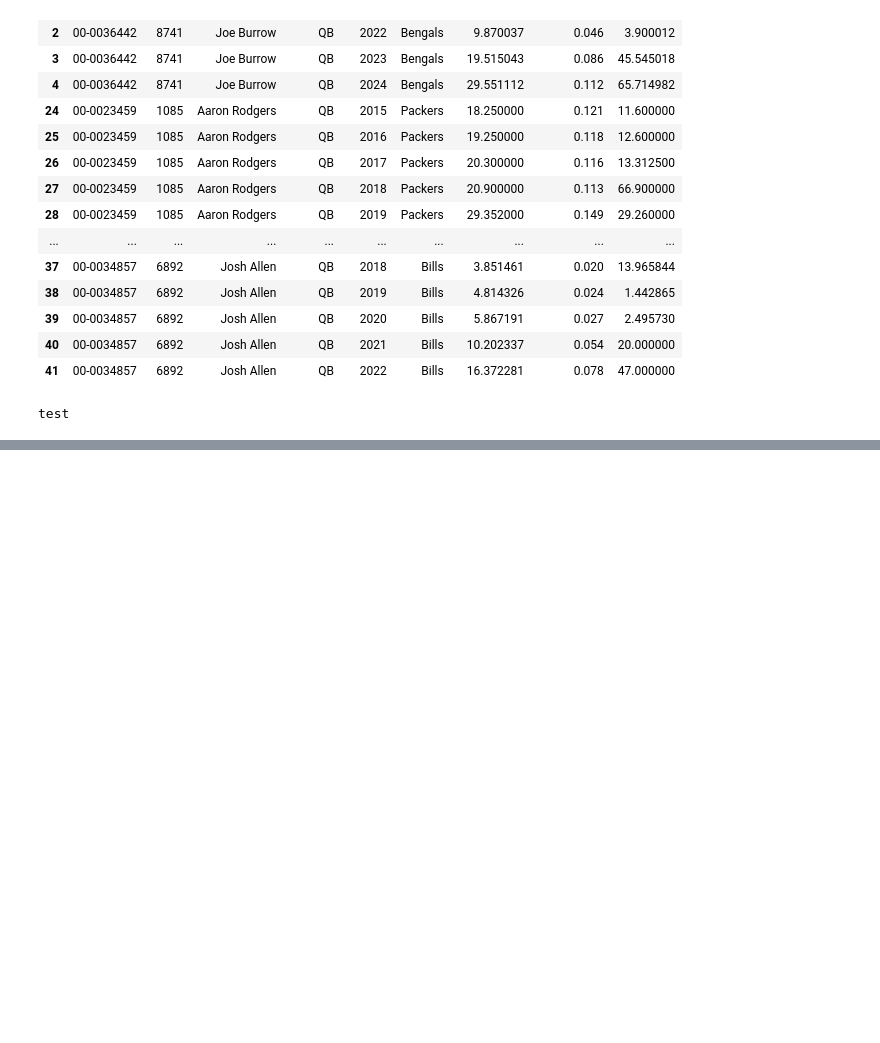
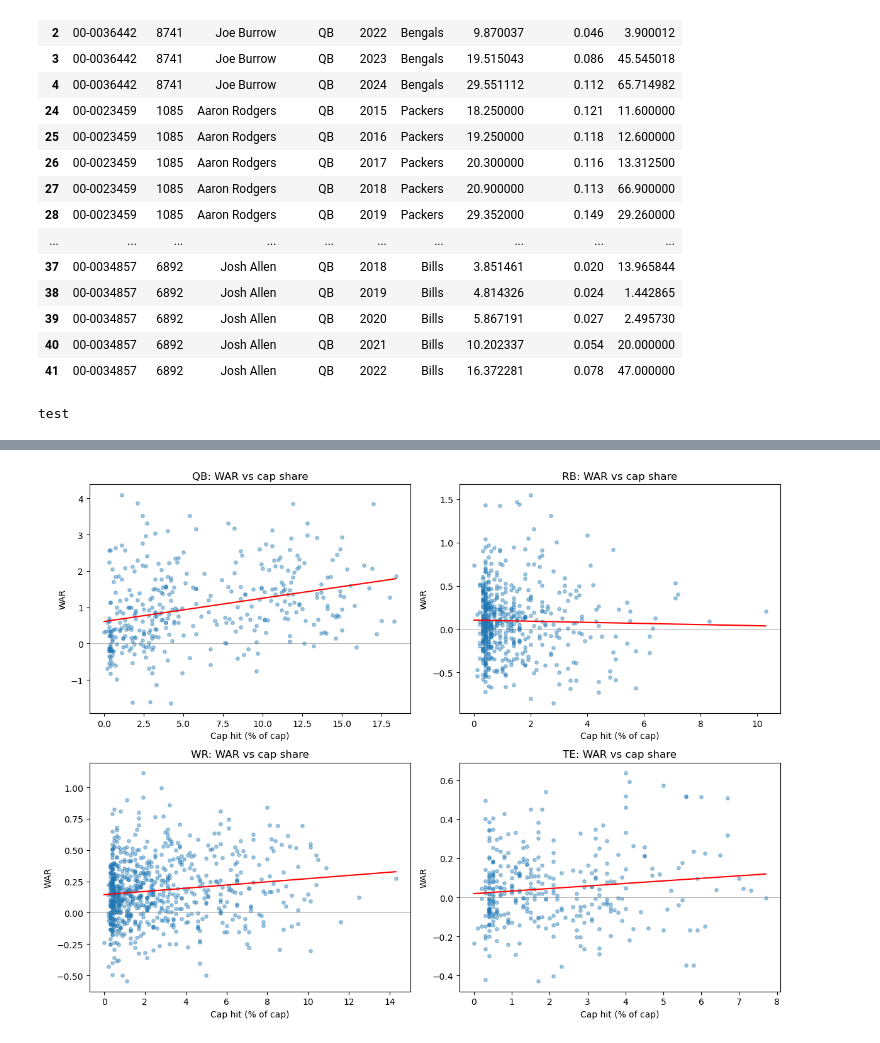
Before and after one commit to TEAM-CVS/Project_DTSC2, a Jupyter notebook: Studio2_code.ipynb, the cells around one changed output, grey strips where cells are left out. Cells and saved outputs as stored; diff of their text form; code cells hidden in the pictures; blank space fills up the shorter version.

```diff
--- a/Studio2_code.ipynb
+++ b/Studio2_code.ipynb
@@ -183,0 +479,21 @@ test
+# %%
+player_season["team_rank"] = (
+    player_season.groupby(["season", "posteam", "position"])["plays"]
+    .rank(method="first", ascending=False)
+)
+player_season["is_starter"] = player_season["team_rank"] <= player_season["position"].map(STARTERS_PER_TEAM)
+
+repl = (
+    player_season[~player_season["is_starter"]]
+    .groupby("position").agg(epa=("epa", "sum"), plays=("plays", "sum"))
+)
+repl["repl_epa_per_play"] = repl["epa"] / repl["plays"]
+print(repl)
+
+player_season["repl_epp"] = player_season["position"].map(repl["repl_epa_per_play"])
+player_season["epa_over_repl"] = player_season["epa"] - player_season["repl_epp"] * player_season["plays"]
+player_season["war"] = player_season["epa_over_repl"] * player_season["position"].map(WINS_PER_EPA)
+
+player_season.sort_values("war", ascending=False).head(10)[
+    ["player", "position", "season", "posteam", "plays", "epa_per_play", "war"]
+]
@@ -183,0 +590,10 @@ test
+# %%
+show_cols = ["player", "position", "posteam", "plays", "epa_per_play", "war",
+             "cap_pct", "expected_war", "surplus_war", "surplus_z", "verdict"]
+latest = ps[qual_mask & (ps["season"] == ps["season"].max())]
+for pos in SKILL_POSITIONS:
+    g = latest[latest["position"] == pos].sort_values("surplus_war", ascending=False)
+    print(f"\n=== {pos}: best value ===")
+    display(g.head(5)[show_cols].round(2))
+    print(f"=== {pos}: worst value ===")
+    display(g.tail(5)[show_cols].round(2))
@@ -183,0 +644,15 @@ test
+# %%
+fig, axes = plt.subplots(2, 2, figsize=(12, 9))
+for ax, pos in zip(axes.flat, SKILL_POSITIONS):
+    g = ps[qual_mask & (ps["position"] == pos)]
+    ax.scatter(g["cap_pct"], g["war"], alpha=0.4, s=15)
+    xs = np.linspace(0, g["cap_pct"].max(), 50)
+    ax.plot(xs, price[pos][0] + price[pos][1] * xs, color="red")
+    ax.axhline(0, color="gray", lw=0.5)
+    ax.set_title(f"{pos}: WAR vs cap share")
+    ax.set_xlabel("Cap hit (% of cap)")
+    ax.set_ylabel("WAR")
+plt.tight_layout()
+plt.show()
+# %% [output]
+[figure, added]
```
Also changed, not shown: parts of 40 cells of this notebook.
